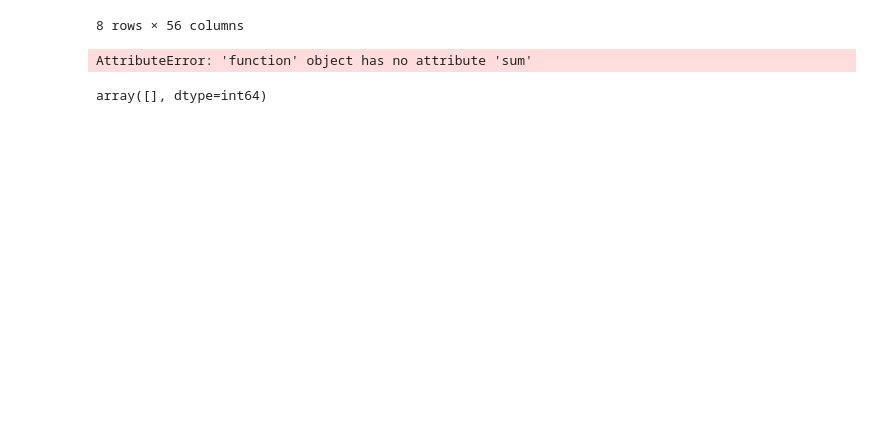
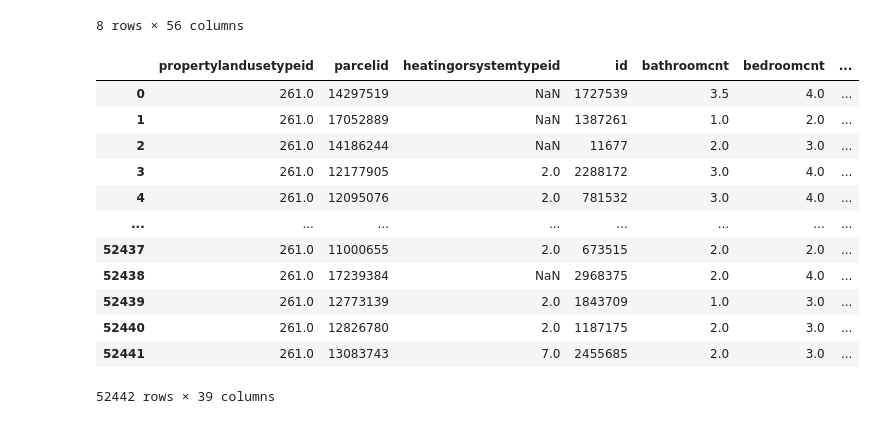
Before and after one commit to wherrickjr/clustering-exercises, a Jupyter notebook: zillow.ipynb, the cells around one changed output. Saved outputs shown, nothing was run; the diff lists cells and outputs as text; code cells hidden in the pictures; blank space fills up the shorter version.

```diff
--- a/zillow.ipynb
+++ b/zillow.ipynb
@@ -209,8 +191,44 @@ df1 = drops(zillow)
-# %%
-df1.isnull().sum(axis = 1)
-# %% [output]
-AttributeError: 'function' object has no attribute 'sum'
-# %%
-np.where(yoyo < 0.6)[0]
-# %% [output]
-array([], dtype=int64)
+# %%
+def drops(df, thresh1, thresh2):
+    loop = list(range(0,len(df.axes[1])))
+    adf = []
+    for i in loop:
+        x = df.iloc[:, i].isna().sum()
+        adf.append(x)
+    fjf = []
+    for i in adf:
+        x = i / len(df.axes[0])
+        fjf.append(x)
+    indices = np.array(fjf)
+    indices2 = np.where(indices > thresh1)[0]
+    df = df.drop(df.columns[indices2], axis = 1)
+
+    ddd = []
+    x = df.isnull().sum(axis = 1)
+    for i in x:
+        you = i / len(x)
+        ddd.append(you)
+    indices3 = np.array(ddd)
+    indices4 = np.where(indices3 > thresh2)[0]
+    df = df.drop(indices4)
+    return df
+# function that takes removes all columns that have more that 60% nulls and then rows that have
+# more than 75% nulls
+# %%
+df1 = drops(zillow, 0.6, 0.5)
+# %%
+df1
+# %% [output]
+|  | propertylandusetypeid | parcelid | heatingorsystemtypeid | id | bathroomcnt | bedroomcnt | ... |
+| 0 | 261.0 | 14297519 | NaN | 1727539 | 3.5 | 4.0 | ... |
+| 1 | 261.0 | 17052889 | NaN | 1387261 | 1.0 | 2.0 | ... |
+| 2 | 261.0 | 14186244 | NaN | 11677 | 2.0 | 3.0 | ... |
+| 3 | 261.0 | 12177905 | 2.0 | 2288172 | 3.0 | 4.0 | ... |
+| 4 | 261.0 | 12095076 | 2.0 | 781532 | 3.0 | 4.0 | ... |
+| ... | ... | ... | ... | ... | ... | ... | ... |
+| 52437 | 261.0 | 11000655 | 2.0 | 673515 | 2.0 | 2.0 | ... |
+| 52438 | 261.0 | 17239384 | NaN | 2968375 | 2.0 | 4.0 | ... |
+| 52439 | 261.0 | 12773139 | 2.0 | 1843709 | 1.0 | 3.0 | ... |
+| 52440 | 261.0 | 12826780 | 2.0 | 1187175 | 2.0 | 3.0 | ... |
+| 52441 | 261.0 | 13083743 | 7.0 | 2455685 | 2.0 | 3.0 | ... |
+52442 rows × 39 columns
```
Also changed, not shown: parts of 14 cells of this notebook, 3 other files.
